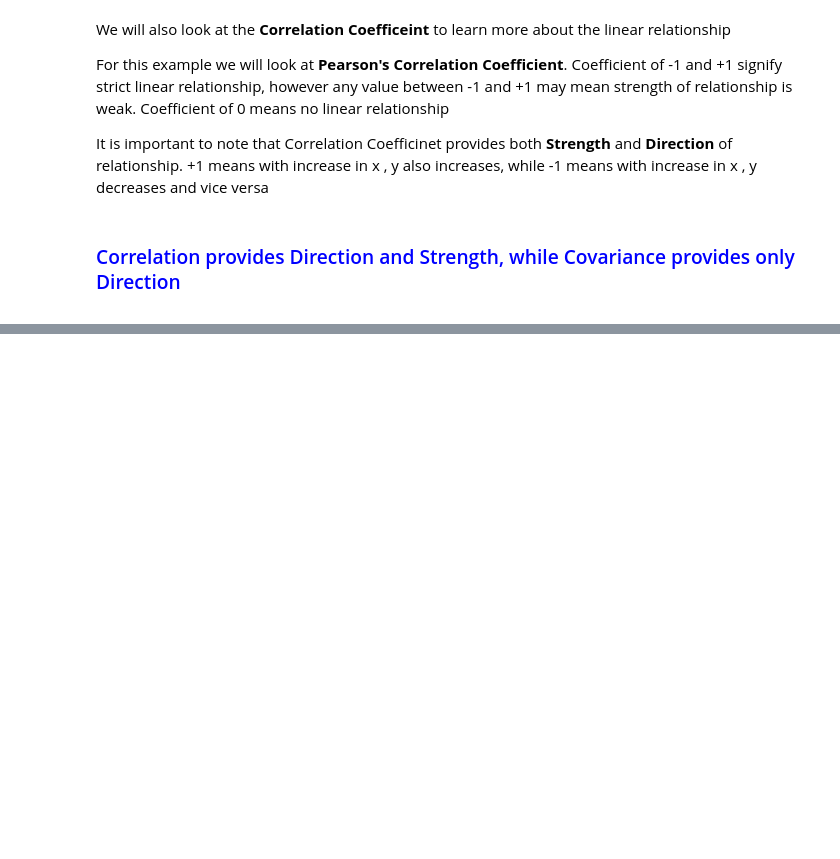
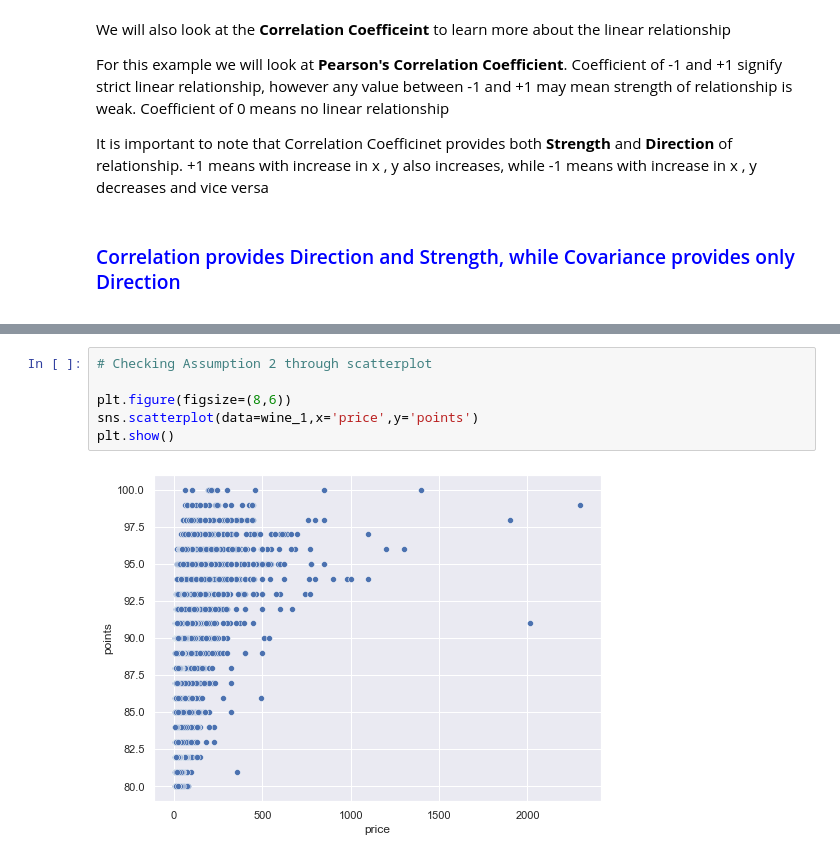
Before and after one commit to bthakr1/python_small_programs, a Jupyter notebook: python_small/Wine Data PreProcessing & Linear Regression.ipynb, the cells around one changed output, grey strips where cells are left out. Saved outputs shown, nothing was run; the diff lists cells and outputs as text; blank space fills up the shorter version.

```diff
--- a/python_small/Wine Data PreProcessing & Linear Regression.ipynb
+++ b/python_small/Wine Data PreProcessing & Linear Regression.ipynb
@@ -243,0 +261,8 @@ scipy.stats.skew(wine_1['price'])
+# %%
+# Checking Assumption 2 through scatterplot
+
+plt.figure(figsize=(8,6))
+sns.scatterplot(data=wine_1,x='price',y='points')
+plt.show()
+# %% [output]
+[figure, added]
```
Also changed, not shown: parts of 16 cells of this notebook.
